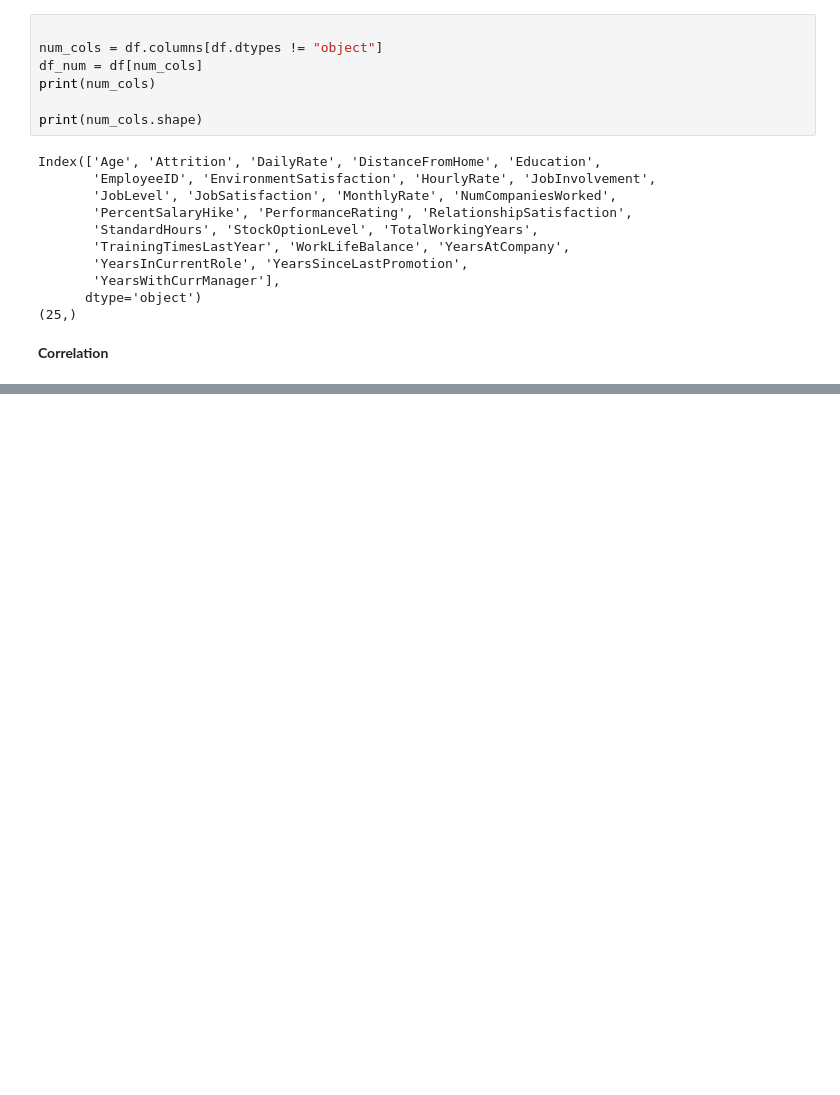
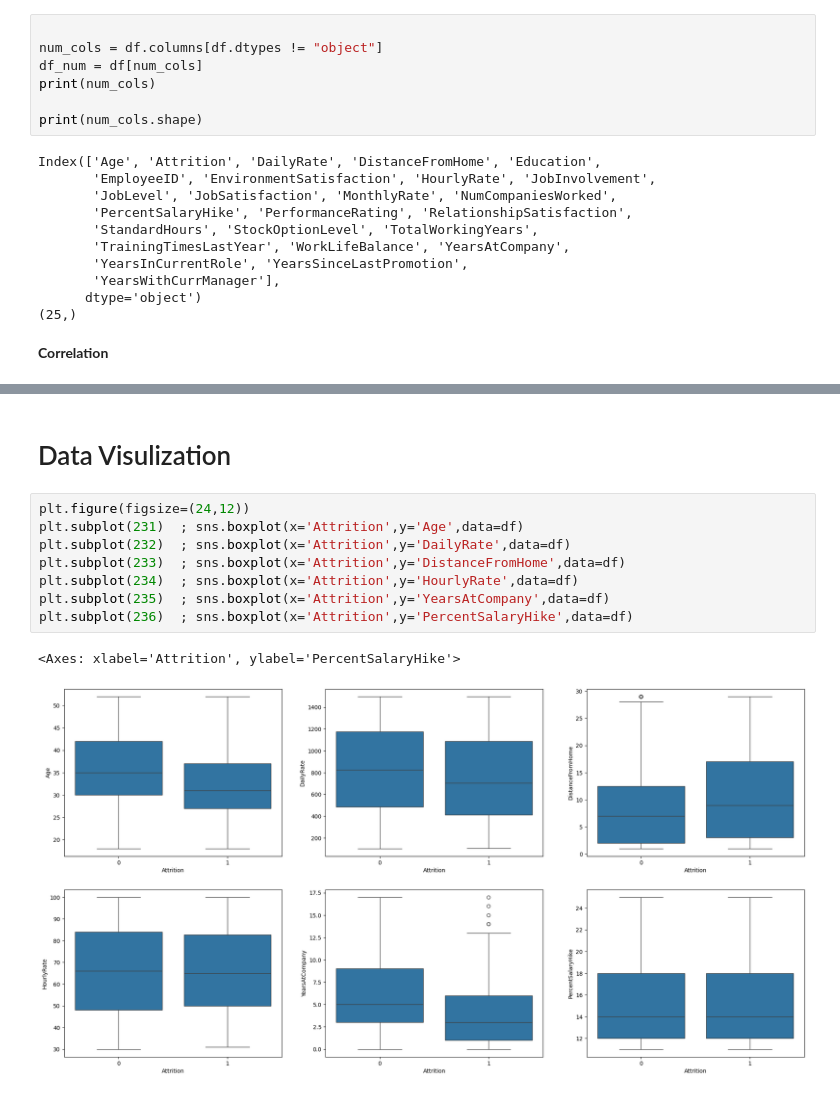
Before and after one commit to ziaulislammughal/NUEXUS-Technologies-AI-Internship-, a Jupyter notebook: EAP.ipynb, the cells around one changed output, grey strips where cells are left out. Saved outputs shown, nothing was run; the diff lists cells and outputs as text; blank space fills up the shorter version.

```diff
--- a/EAP.ipynb
+++ b/EAP.ipynb
@@ -272,0 +301,13 @@ Index(['Age', 'Attrition', 'DailyRate', 'DistanceFromHome', 'Education',
+# %% [markdown]
+# Data Visulization
+# %%
+plt.figure(figsize=(24,12))
+plt.subplot(231)  ; sns.boxplot(x='Attrition',y='Age',data=df)
+plt.subplot(232)  ; sns.boxplot(x='Attrition',y='DailyRate',data=df)
+plt.subplot(233)  ; sns.boxplot(x='Attrition',y='DistanceFromHome',data=df)
+plt.subplot(234)  ; sns.boxplot(x='Attrition',y='HourlyRate',data=df)
+plt.subplot(235)  ; sns.boxplot(x='Attrition',y='YearsAtCompany',data=df)
+plt.subplot(236)  ; sns.boxplot(x='Attrition',y='PercentSalaryHike',data=df)
+# %% [output]
+<Axes: xlabel='Attrition', ylabel='PercentSalaryHike'>
+[figure, added]
```
Also changed, not shown: parts of 7 cells of this notebook.
